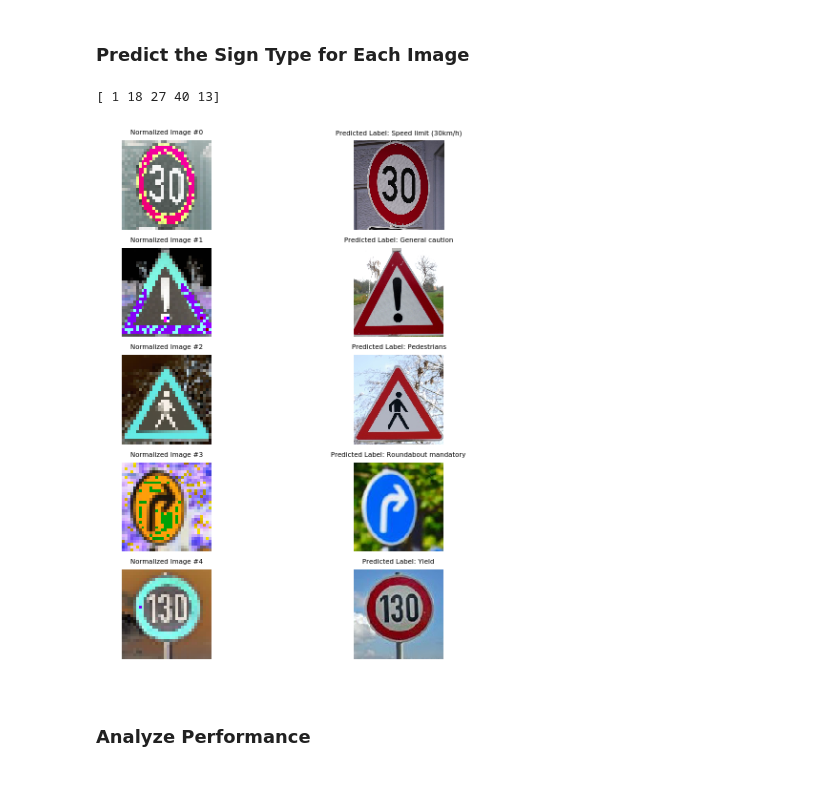
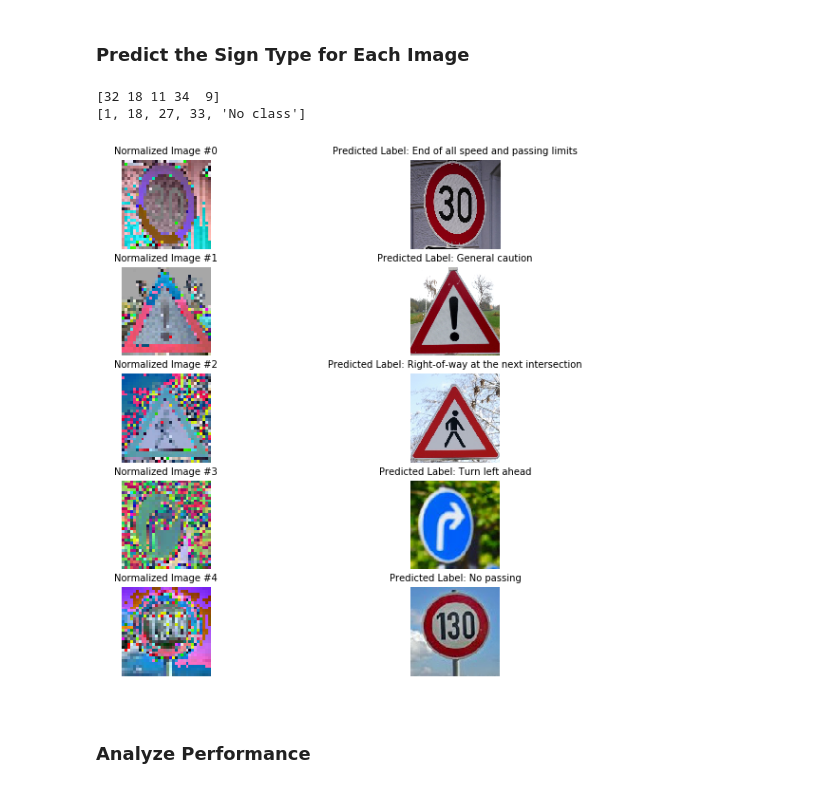
Before and after one commit to lmego/CarND-Traffic-Sign-Classifier-P2, a Jupyter notebook: Traffic_Sign_Classifier.ipynb, the cells around one changed output. Drawn from its saved outputs; the diff is of its cells as text; code cells hidden in the pictures.

```diff
--- a/Traffic_Sign_Classifier.ipynb
+++ b/Traffic_Sign_Classifier.ipynb
@@ -305,0 +230,26 @@ print(y_train)
+# %%
+X_train=normalize(X_train_Original)
+X_valid=normalize(X_valid_Original)
+X_test=normalize(X_test_Original)
+X_train=normalize(X_train_Original)
+
+
+
+# Showing the change between the original image and the normalized image
+plt.figure(1,figsize=(5,5))
+plt.subplot(2, 2, 1)
+plt.imshow(X_train_Original[5000,:,:,:])
+plt.axis('off')
+plt.title("Original Image", fontsize=10)
+plt.subplot(2,2,2)
+plt.imshow(X_train[5000,:,:,:])
+plt.title("Original Image", fontsize=10)
+plt.axis('off')
+plt.subplot(2, 2, 3)
+plt.imshow(X_train_Original[24050,:,:,:])
+plt.axis('off')
+plt.title("Original Image", fontsize=10)
+plt.subplot(2,2,4)
+plt.imshow(X_train[24050,:,:,:])
+plt.title("Original Image", fontsize=10)
+plt.axis('off')
@@ -319,7 +272,7 @@ X_train,y_train =shuffle(X_train,y_train)
 
 import tensorflow as tf
 
-EPOCHS = 70       #change to 40 once testing is done
+EPOCHS = 50       #change to 40 once testing is done
 BATCH_SIZE = 200    #change to 40 once testing is done
 # %%
 # Step #3: implement the LeNet architecture with all the necessary weights and arguments
@@ -582,10 +536,10 @@ You may find `signnames.csv` useful as it contains mappings from the class id (i
 # %% [markdown]
 ### Load and Output the Images
 # %%
-
-
+import cv2
 import matplotlib.image as mpimg
-
+plt.figure(1,figsize=(10,10))
+unique_labels = pd.read_csv('signnames.csv')
 directory = 'web-test-set/'
 image_names = ['Class 00.png','Class 18.jpg','Class 27.jpg', 'Class 33.jpg', 'Class Unk.jpg']
 
@@ -613,28 +567,30 @@ test_images = test_images.astype(np.float32)
 ### Feel free to use as many code cells as needed.
 # %%
 ## Normalizing the test images
-test_images_normalized=(test_images/122.5)-1
-test_images_normalized=test_images
+test_images_normalized=normalize(test_images)
 
 with tf.Session() as sess:
     saver.restore(sess, tf.train.latest_checkpoint('.'))
     predicted_logits = sess.run(logits, feed_dict={x:test_images_normalized, keep_prob:1})
     predicted_labels = np.argmax(predicted_logits, axis=1)
+    y_true=[1,18,27,33,'No class']
     print(predicted_labels)
-
+    print(y_true)
+plt.figure(1,figsize=(10,10))
 for i in range(5):
     image = mpimg.imread(directory + image_names[i])
     plt.subplot(5, 2, (i+1)*2-1)
     plt.imshow(test_images_normalized[i,:,:,:])
     plt.axis('off')
-    plt.title("Normalized Image #" + str(i), fontsize=7)
+    plt.title("Normalized Image #" + str(i), fontsize=10)
     plt.subplot(5, 2, (i+1)*2)
     plt.imshow(image)
-    plt.title("Predicted Label: " + unique_labels['SignName'][predicted_labels[i]], fontsize=7)
+    plt.title("Predicted Label: " + unique_labels['SignName'][predicted_labels[i]], fontsize=10)
     plt.axis('off')
 # %% [output]
-[ 1 18 27 40 13]
+[32 18 11 34  9]
+[1, 18, 27, 33, 'No class']
-[figure, old version]
+[figure, new version]
 # %% [markdown]
 ### Analyze Performance
 # %%
```
Also changed, not shown: parts of 13 cells of this notebook, 3 other files.
